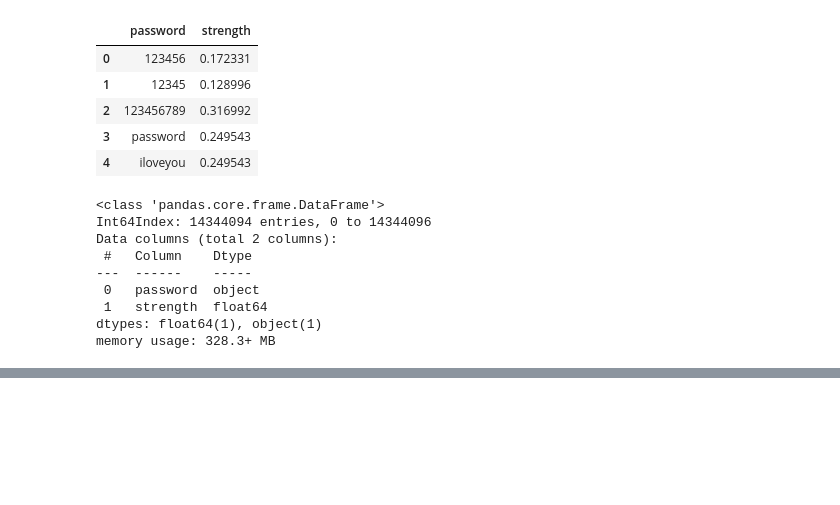
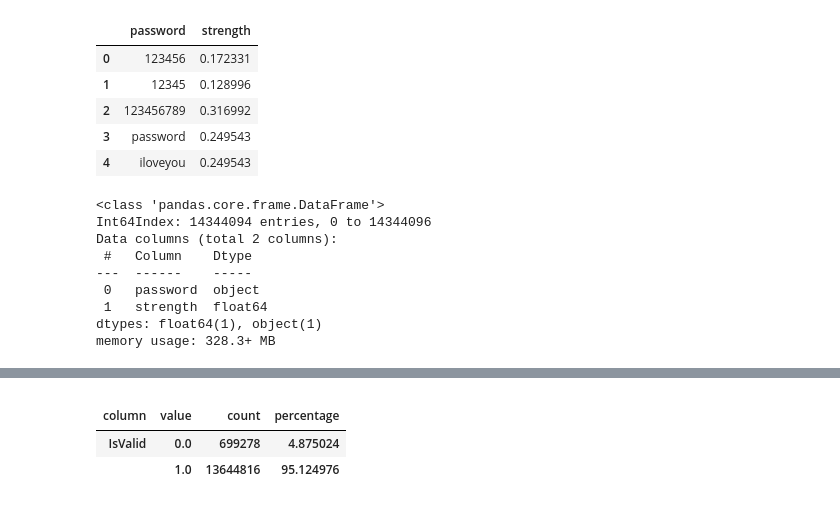
Before and after one commit to KarthikUdyawar/passwordometer, a Jupyter notebook: notebooks/02.1_clean_data.ipynb, the cells around one changed output, grey strips where cells are left out. Cells and saved outputs as stored; diff of their text form; code cells hidden in the pictures; blank space fills up the shorter version.

```diff
--- a/notebooks/02.1_clean_data.ipynb
+++ b/notebooks/02.1_clean_data.ipynb
@@ -54,0 +154,7 @@ df["IsValid"] = df["password"].progress_apply(lambda x: isValidPassword(x))
+# %%
+describe_categorical(df, columns=['IsValid'])
+# %% [output]
+|  |  |  |  |
+| column | value | count | percentage |
+| IsValid | 0.0 | 699278 | 4.875024 |
+|  | 1.0 | 13644816 | 95.124976 |
```
Also changed, not shown: parts of 8 cells of this notebook.
